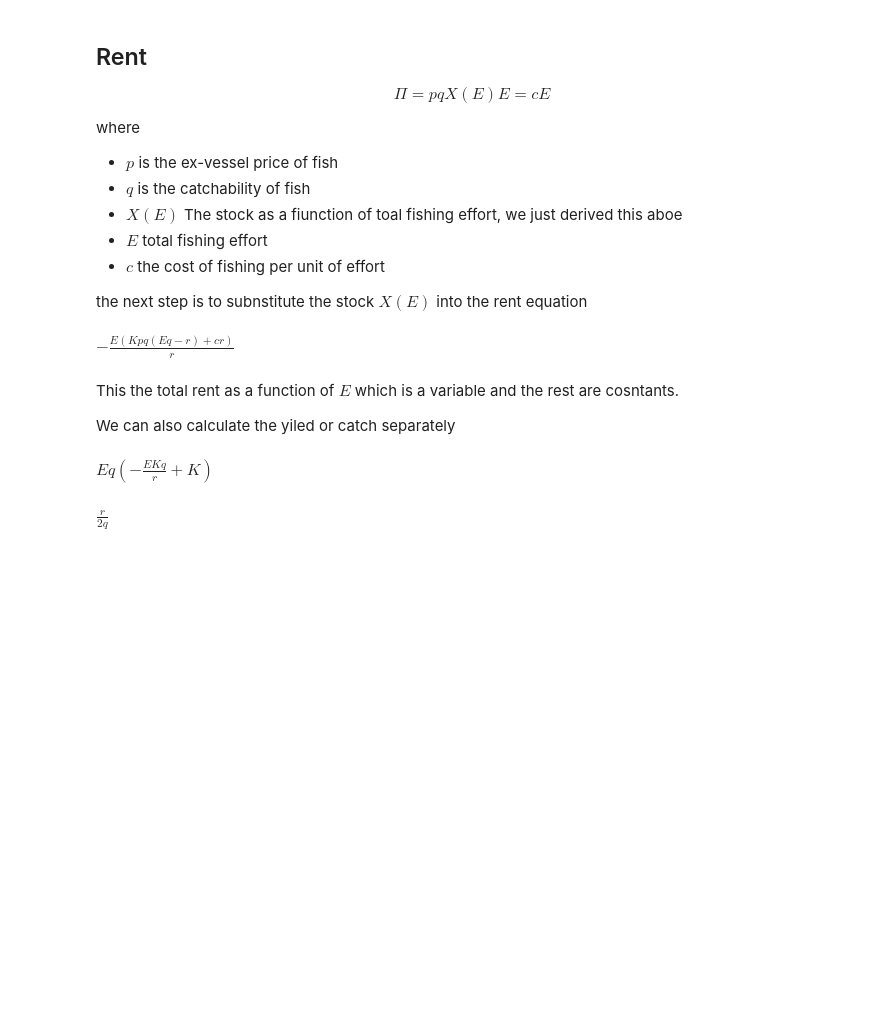
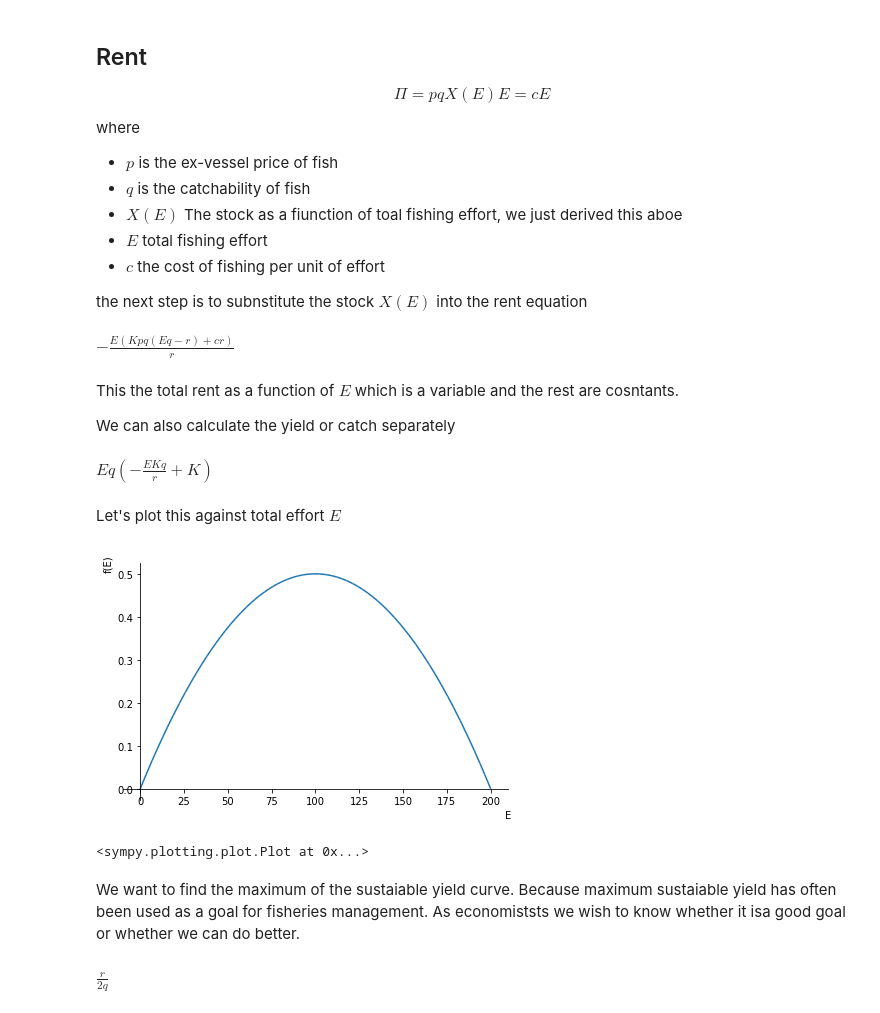
Before and after one commit to babycamel/afew, a Jupyter notebook: afew-present-5.ipynb, the cells around one changed output. Saved outputs shown, nothing was run; the diff lists cells and outputs as text; code cells hidden in the pictures; blank space fills up the shorter version.

```diff
--- a/afew-present-5.ipynb
+++ b/afew-present-5.ipynb
@@ -73,7 +73,7 @@ $\displaystyle - \frac{E \left(K p q \left(E q - r\right) + c r\right)}{r}$
 # %% [markdown]
 This the total rent as a function of $E$ which is a variable and the rest are cosntants.
 
-We can also calculate the yiled or catch separately
+We can also calculate the yield or catch separately
 # %%
 
 Y = q*X*E
@@ -82,5 +83,16 @@ Y.subs(E,Emsy)
 # %% [output]
 $\displaystyle E q \left(- \frac{E K q}{r} + K\right)$
+# %% [markdown]
+Let's plot this against total effort $E$
+# %%
+from sympy.plotting import plot
+
+plot(E*0.01*(1 - E*1*0.01/2),(E, 0, 200),show='TRUE')  #you need to choose some values for K,q,r
+# %% [output]
+[figure, added]
+<sympy.plotting.plot.Plot at 0x...>
+# %% [markdown]
+We want to find the maximum of the sustaiable yield curve. Because maximum sustaiable yield has often been used as a goal for fisheries management. As economiststs we wish to know whether it isa good goal or whether we can do better.
 # %%
 focY = diff(Y,E)
 Emsy = solve(diff(Y,E),E)
```
Also changed, not shown: parts of 11 cells of this notebook, 1 other file.
